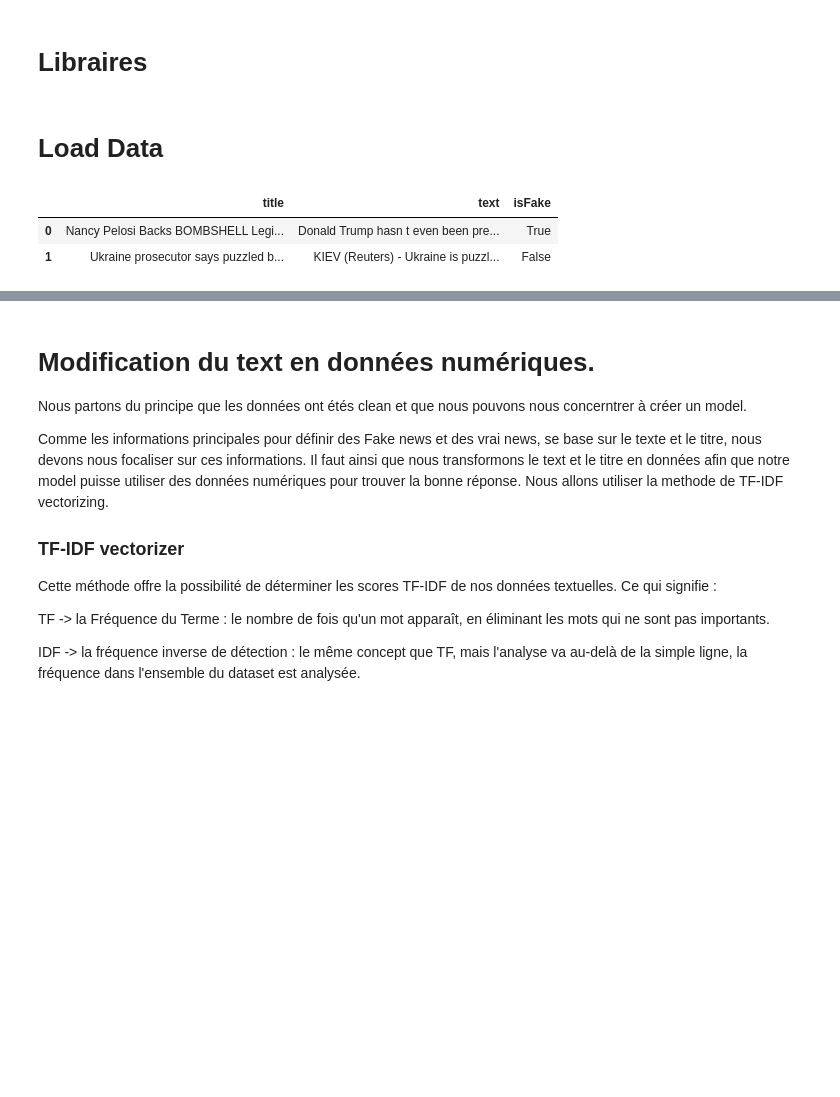
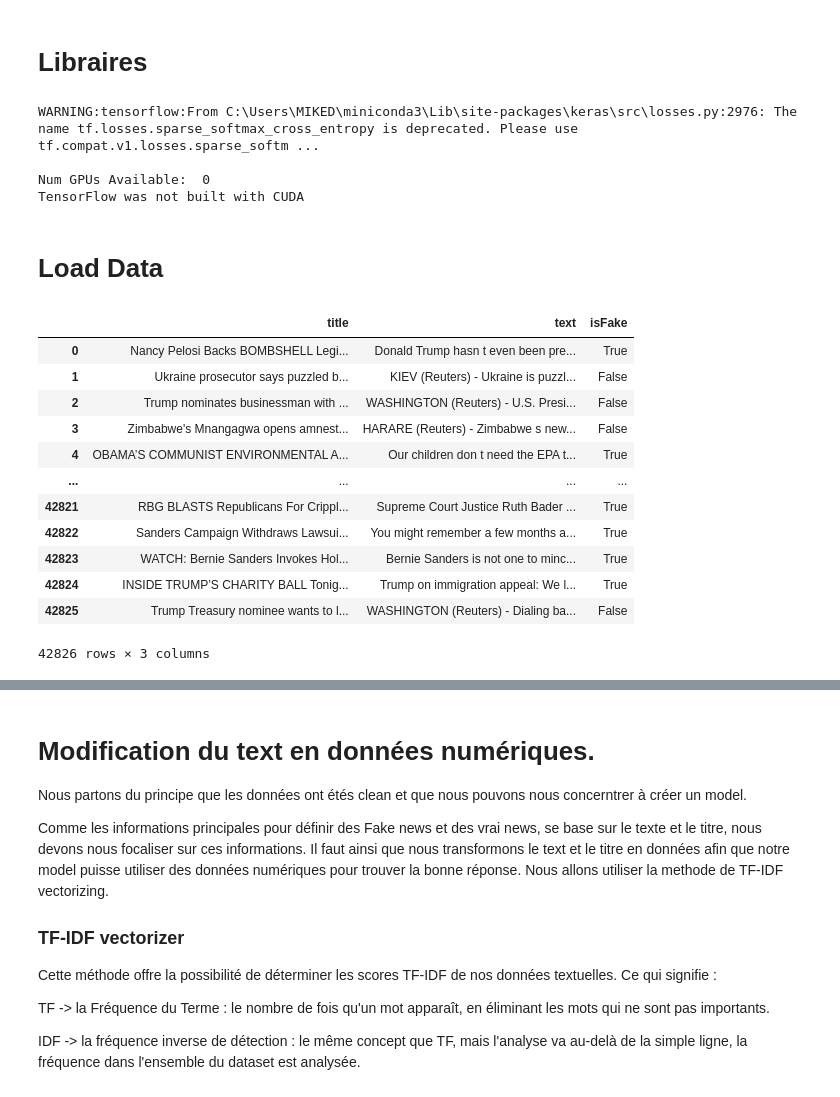
Before and after one commit to BatataNatna/Deep_Fake_project_2024, a Jupyter notebook: model_passive_agressive.ipynb, the cells around one changed output, grey strips where cells are left out. Cells and saved outputs as stored; diff of their text form; code cells hidden in the pictures; blank space fills up the shorter version.

```diff
--- a/model_passive_agressive.ipynb
+++ b/model_passive_agressive.ipynb
@@ -1,5 +1,18 @@
 # %% [markdown]
 # Libraires
+# %%
+import tensorflow as tf
+
+print("Num GPUs Available: ", len(tf.config.list_physical_devices('GPU')))
+if tf.test.is_built_with_cuda():
+    print("TensorFlow was built with CUDA")
+else:
+    print("TensorFlow was not built with CUDA")
+# %% [output]
+WARNING:tensorflow:From C:\Users\MIKED\miniconda3\Lib\site-packages\keras\src\losses.py:2976: The name tf.losses.sparse_softmax_cross_entropy is deprecated. Please use tf.compat.v1.losses.sparse_softm ...
+
+Num GPUs Available:  0
+TensorFlow was not built with CUDA
 # %%
 import numpy as np
 import seaborn as sns
@@ -17,9 +31,20 @@ import os #pour calculer le temps d'execution.
 # %% [markdown]
 # Load Data
 # %%
-data=pd.read_csv('title_text.csv').drop(['Unnamed: 0'],axis=1).iloc[:,:500]
-data.head(2)
+data=pd.read_csv('title_text.csv').drop(['Unnamed: 0'],axis=1)
-# %% [output]
-|  | title | text | isFake |
-| 0 | Nancy Pelosi Backs BOMBSHELL Legi... | Donald Trump hasn t even been pre... | True |
-| 1 | Ukraine prosecutor says puzzled b... | KIEV (Reuters) - Ukraine is puzzl... | False |
+# %%
+data
+# %% [output]
+|  | title | text | isFake |
+| 0 | Nancy Pelosi Backs BOMBSHELL Legi... | Donald Trump hasn t even been pre... | True |
+| 1 | Ukraine prosecutor says puzzled b... | KIEV (Reuters) - Ukraine is puzzl... | False |
+| 2 | Trump nominates businessman with ... | WASHINGTON (Reuters) - U.S. Presi... | False |
+| 3 | Zimbabwe's Mnangagwa opens amnest... | HARARE (Reuters) - Zimbabwe s new... | False |
+| 4 | OBAMA’S COMMUNIST ENVIRONMENTAL A... | Our children don t need the EPA t... | True |
+| ... | ... | ... | ... |
+| 42821 | RBG BLASTS Republicans For Crippl... | Supreme Court Justice Ruth Bader ... | True |
+| 42822 | Sanders Campaign Withdraws Lawsui... | You might remember a few months a... | True |
+| 42823 | WATCH: Bernie Sanders Invokes Hol... | Bernie Sanders is not one to minc... | True |
+| 42824 | INSIDE TRUMP’S CHARITY BALL Tonig... | Trump on immigration appeal: We l... | True |
+| 42825 | Trump Treasury nominee wants to l... | WASHINGTON (Reuters) - Dialing ba... | False |
+42826 rows × 3 columns
```
Also changed, not shown: parts of 30 cells of this notebook, 2 other files.
